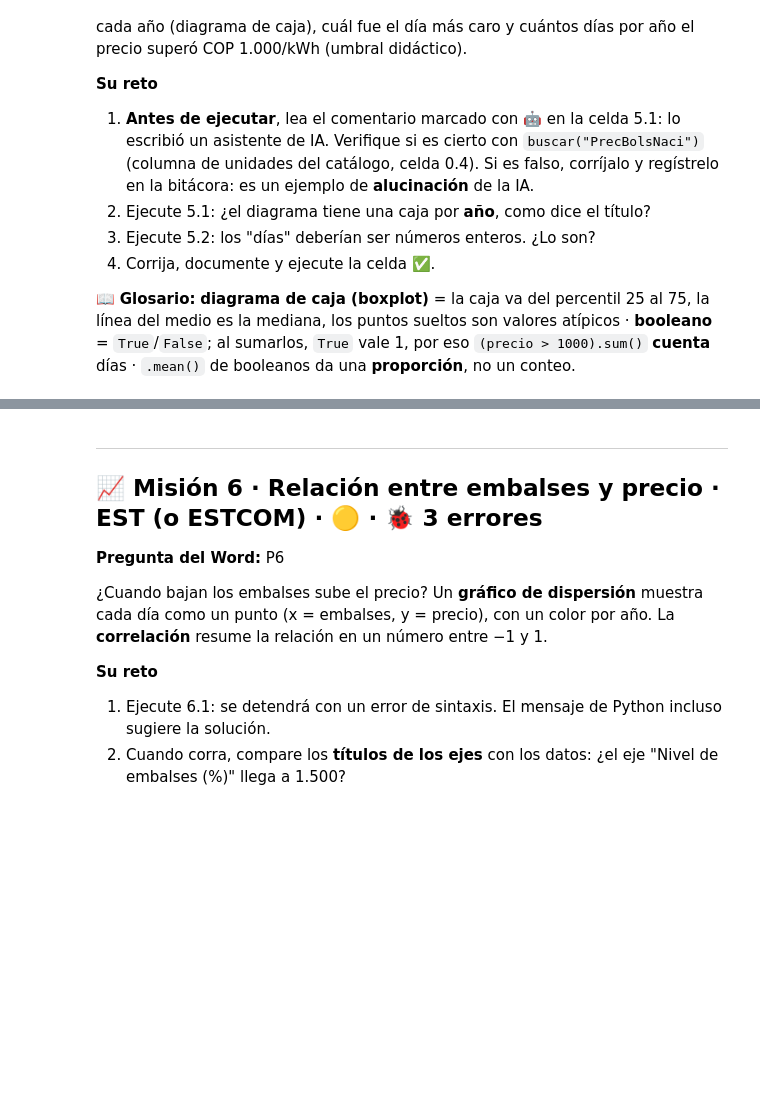
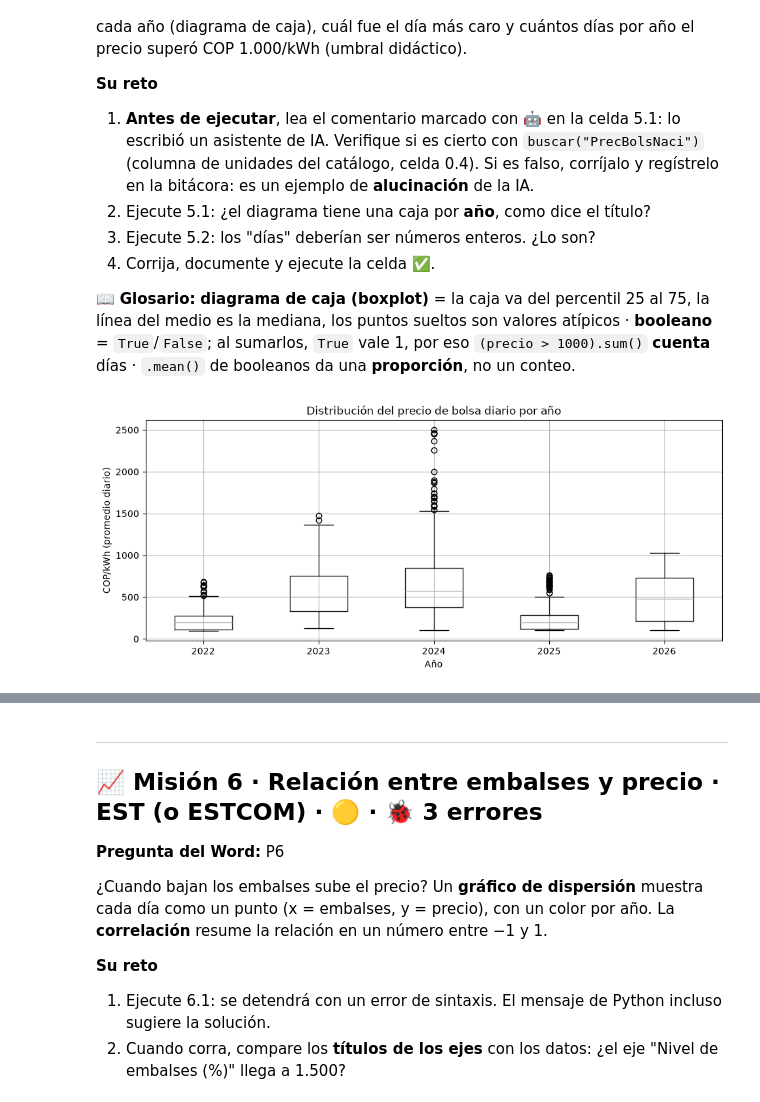
Before and after one commit to Heri-valen/aca-1, a Jupyter notebook: ACA1_Radiografia_Energetica.ipynb, the cells around one changed output, grey strips where cells are left out. Cells and saved outputs as stored; diff of their text form; code cells hidden in the pictures; blank space fills up the shorter version.

```diff
--- a/ACA1_Radiografia_Energetica.ipynb
+++ b/ACA1_Radiografia_Energetica.ipynb
@@ -621,15 +799,17 @@ El precio de bolsa es la señal de escasez del mercado. Aquí verá cómo se dis
 # %%
 # Celda 5.1 · Distribución del precio de bolsa por año
 # 🤖 Comentario generado por un asistente de IA: "PrecBolsNaci viene en dólares por megavatio-hora (USD/MWh)."
+# CORREGIDO (Anderson Silva): la unidad de "PrecBolsNaci" es COP/kWh, no USD/MWh. Se puede verificar con buscar("PrecBolsNaci") en la celda 0.4.
 precio = df_limpio["precio_bolsa"]
-
 fig5, ax5 = plt.subplots()
-df_limpio.boxplot(column="precio_bolsa", by="mes", ax=ax5)
+df_limpio.boxplot(column="precio_bolsa", by="anio", ax=ax5) # CORREGIDO (Anderson Silva): el argumento 'by'  se dibuja por año, no por mes
 ax5.set_title("Distribución del precio de bolsa diario por año")
 ax5.set_xlabel("Año")
 ax5.set_ylabel("COP/kWh (promedio diario)")
 plt.suptitle("")
 plt.show()
+# %% [output]
+[figure, added]
 # %%
 # Celda 5.2 · Día más caro, promedio mensual y días por año con precio mayor a COP 1.000/kWh
 fecha_max, valor_max = precio.idxmax(), precio.max()
```
Also changed, not shown: parts of 38 cells of this notebook.
